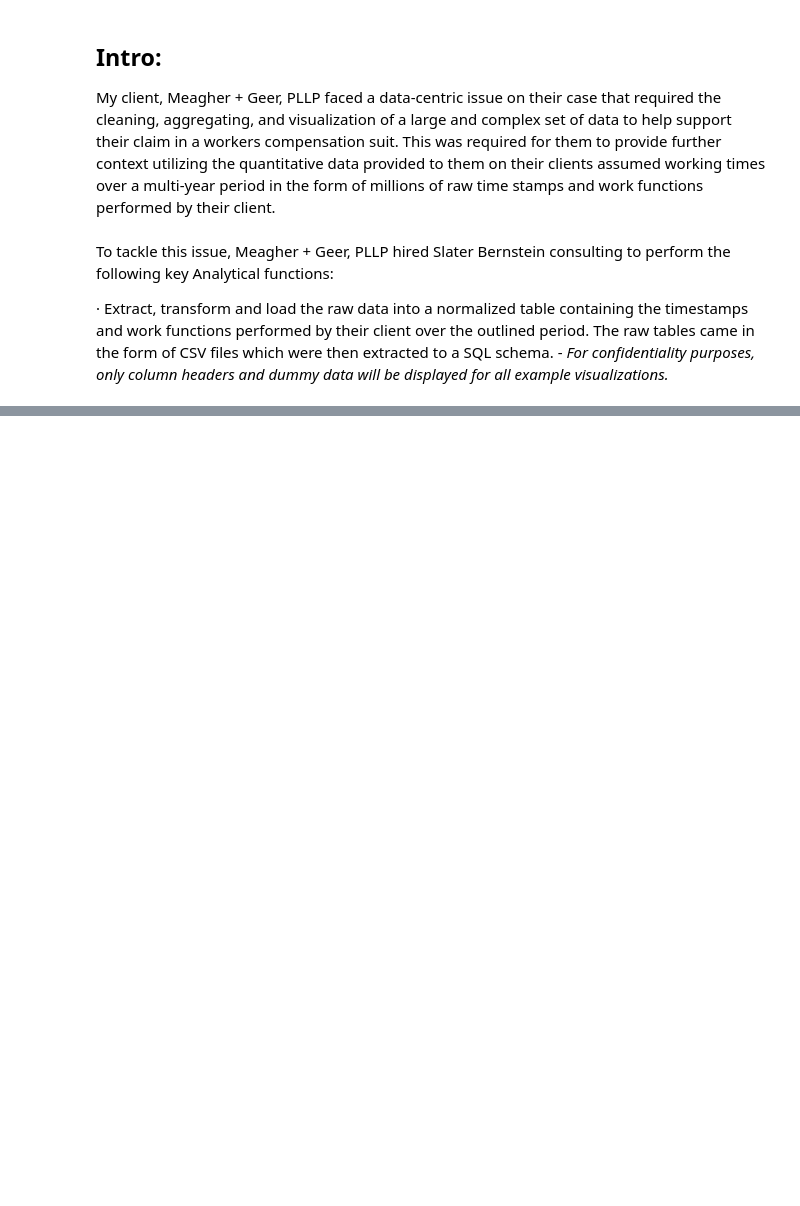
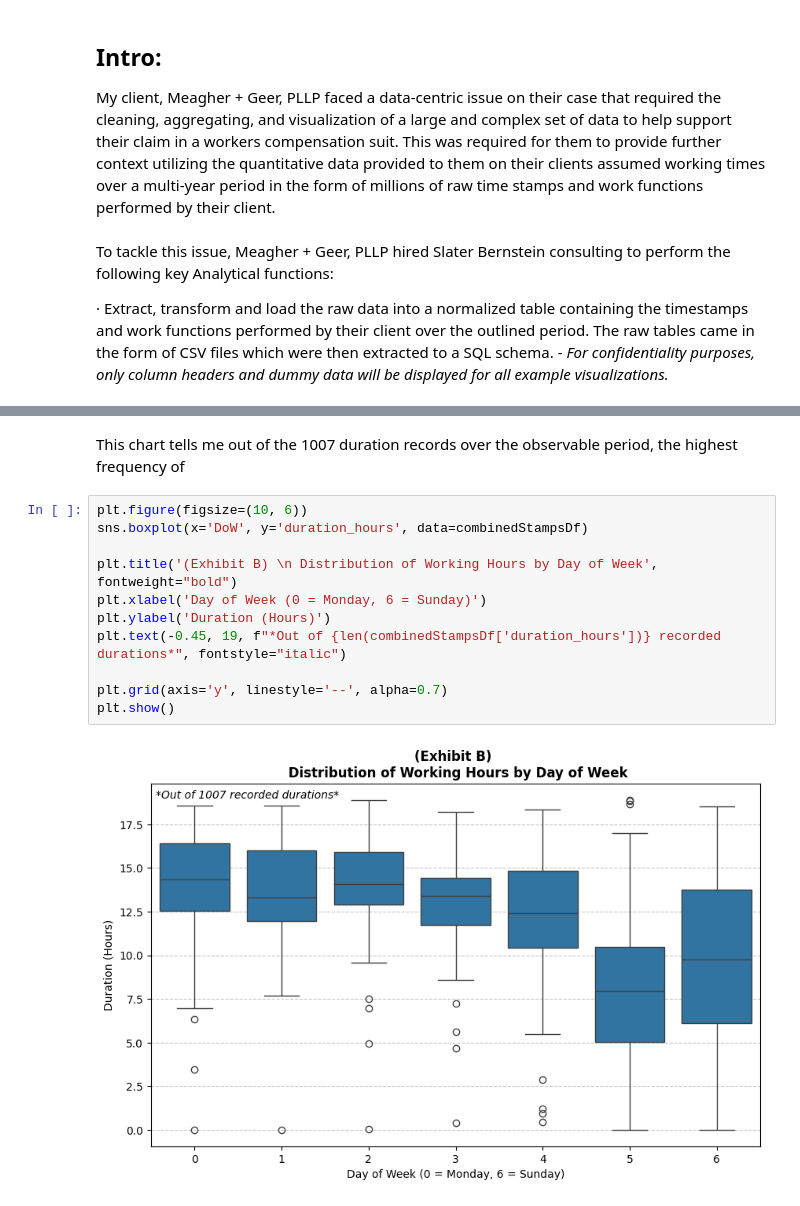
Before and after one commit to SB0912/Consulting-Portfolio, a Jupyter notebook: HvT.ipynb, the cells around one changed output, grey strips where cells are left out. Cells and saved outputs as stored; diff of their text form; blank space fills up the shorter version.

```diff
--- a/HvT.ipynb
+++ b/HvT.ipynb
@@ -209,0 +239,15 @@ Row Count: 1010
+# %% [markdown]
+This chart tells me out of the 1007 duration records over the observable period, the highest frequency of
+# %%
+plt.figure(figsize=(10, 6))
+sns.boxplot(x='DoW', y='duration_hours', data=combinedStampsDf)
+
+plt.title('(Exhibit B) \n Distribution of Working Hours by Day of Week', fontweight="bold")
+plt.xlabel('Day of Week (0 = Monday, 6 = Sunday)')
+plt.ylabel('Duration (Hours)')
+plt.text(-0.45, 19, f"*Out of {len(combinedStampsDf['duration_hours'])} recorded durations*", fontstyle="italic")
+
+plt.grid(axis='y', linestyle='--', alpha=0.7)
+plt.show()
+# %% [output]
+[figure, added]
```
Also changed, not shown: parts of 9 cells of this notebook.
